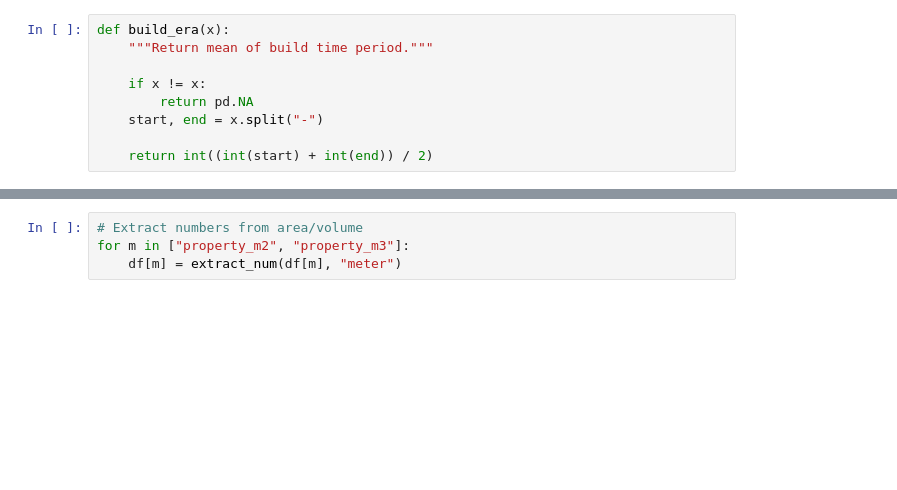
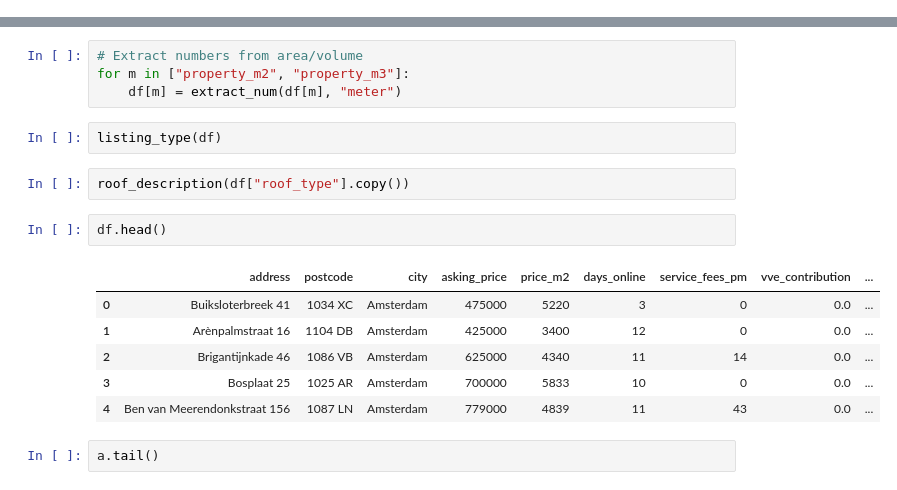
Before and after one commit to therinz/dutch-housing, a Jupyter notebook: notebooks/data_cleaning.ipynb, the cells around one changed output, grey strips where cells are left out. Cells and saved outputs as stored; diff of their text form; blank space fills up the shorter version.

```diff
--- a/notebooks/data_cleaning.ipynb
+++ b/notebooks/data_cleaning.ipynb
@@ -108,9 +88,0 @@ def convert_elapsed_time(x):
-# %%
-def build_era(x):
-    """Return mean of build time period."""
-
-    if x != x:
-        return pd.NA
-    start, end = x.split("-")
-
-    return int((int(start) + int(end)) / 2)
@@ -359,6 +266,21 @@ df["build_year"] = extract_num(df["build_year"], "year")
 # Extract numbers from area/volume
 for m in ["property_m2", "property_m3"]:
     df[m] = extract_num(df[m], "meter")
+# %%
+listing_type(df)
+# %%
+roof_description(df["roof_type"].copy())
+# %%
+df.head()
+# %% [output]
+|  | address | postcode | city | asking_price | price_m2 | days_online | service_fees_pm | vve_contribution | ... |
+| 0 | Buiksloterbreek 41 | 1034 XC | Amsterdam | 475000 | 5220 | 3 | 0 | 0.0 | ... |
+| 1 | Arènpalmstraat 16 | 1104 DB | Amsterdam | 425000 | 3400 | 12 | 0 | 0.0 | ... |
+| 2 | Brigantijnkade 46 | 1086 VB | Amsterdam | 625000 | 4340 | 11 | 14 | 0.0 | ... |
+| 3 | Bosplaat 25 | 1025 AR | Amsterdam | 700000 | 5833 | 10 | 0 | 0.0 | ... |
+| 4 | Ben van Meerendonkstraat 156 | 1087 LN | Amsterdam | 779000 | 4839 | 11 | 43 | 0.0 | ... |
+# %%
+a.tail()
 # %%
 df.sample(20)
 #df[df["property_area"].notna()]
```
Also changed, not shown: parts of 9 cells of this notebook, 1 other file.
